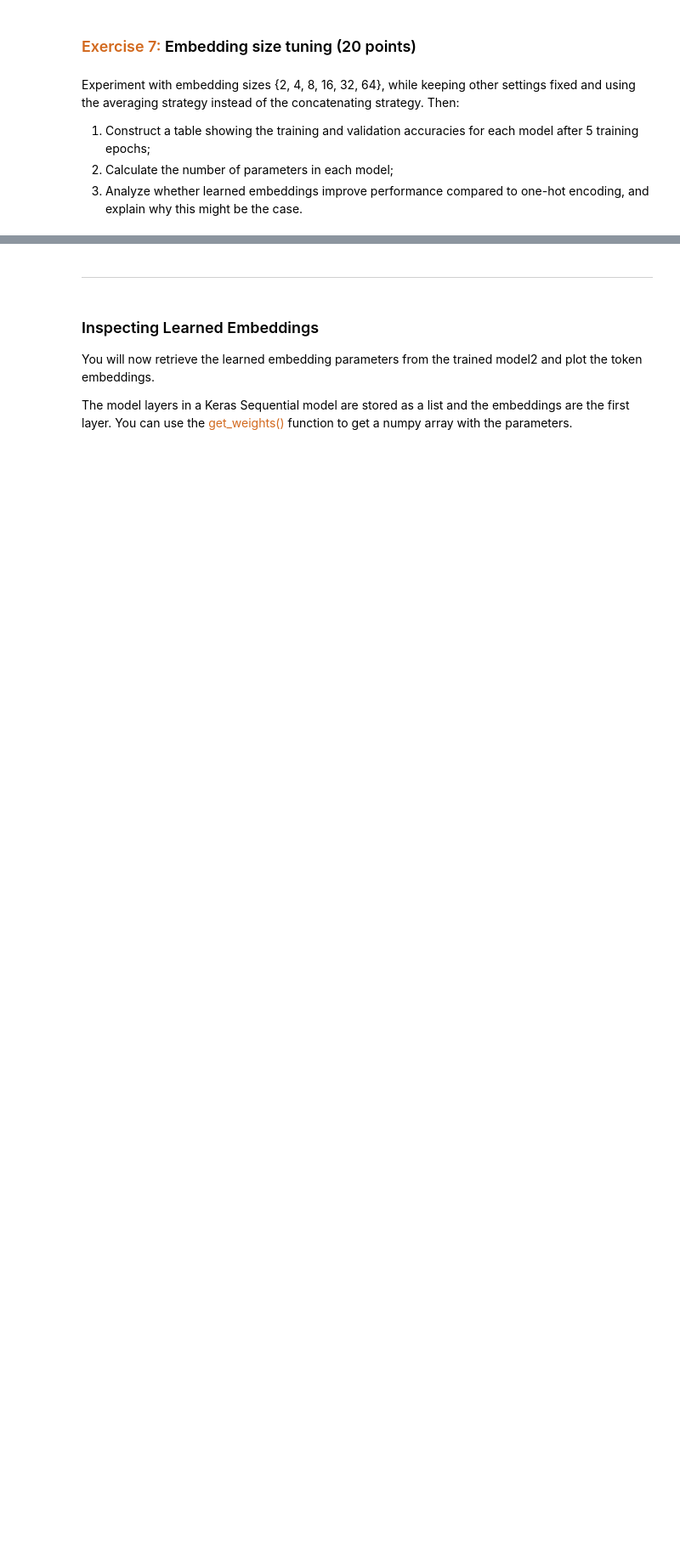
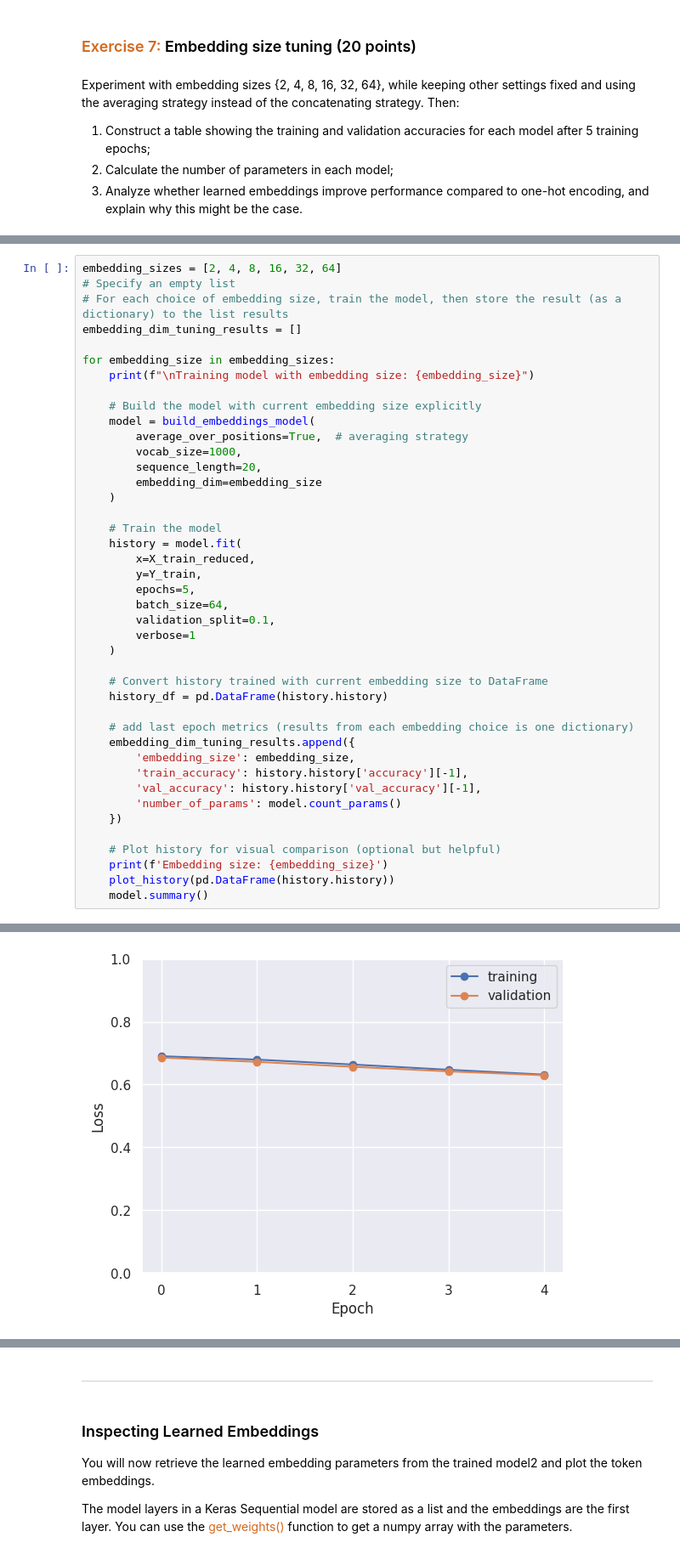
Before and after one commit to dabingougou/207, a Jupyter notebook: week_9/09 Embeddings for Text.ipynb, the cells around one changed output, grey strips where cells are left out. Shown at 85% size. Cells and saved outputs as stored; diff of their text form; blank space fills up the shorter version.

```diff
--- a/week_9/09 Embeddings for Text.ipynb
+++ b/week_9/09 Embeddings for Text.ipynb
@@ -700,0 +723,43 @@ Experiment with embedding sizes {2, 4, 8, 16, 32, 64}, while keeping other setti
+# %%
+embedding_sizes = [2, 4, 8, 16, 32, 64]
+# Specify an empty list
+# For each choice of embedding size, train the model, then store the result (as a dictionary) to the list results
+embedding_dim_tuning_results = []
+
+for embedding_size in embedding_sizes:
+    print(f"\nTraining model with embedding size: {embedding_size}")
+
+    # Build the model with current embedding size explicitly
+    model = build_embeddings_model(
+        average_over_positions=True,  # averaging strategy
+        vocab_size=1000,
+        sequence_length=20,
+        embedding_dim=embedding_size
+    )
+
+    # Train the model
+    history = model.fit(
+        x=X_train_reduced,
+        y=Y_train,
+        epochs=5,
+        batch_size=64,
+        validation_split=0.1,
+        verbose=1
+    )
+
+    # Convert history trained with current embedding size to DataFrame
+    history_df = pd.DataFrame(history.history)
+
+    # add last epoch metrics (results from each embedding choice is one dictionary)
+    embedding_dim_tuning_results.append({
+        'embedding_size': embedding_size,
+        'train_accuracy': history.history['accuracy'][-1],
+        'val_accuracy': history.history['val_accuracy'][-1],
+        'number_of_params': model.count_params()
+    })
+
+    # Plot history for visual comparison (optional but helpful)
+    print(f'Embedding size: {embedding_size}')
+    plot_history(pd.DataFrame(history.history))
+    model.summary()
+# %% [output]
@@ -700,0 +778 @@ Experiment with embedding sizes {2, 4, 8, 16, 32, 64}, while keeping other setti
+[figure, added]
```
Also changed, not shown: parts of 11 cells of this notebook.
